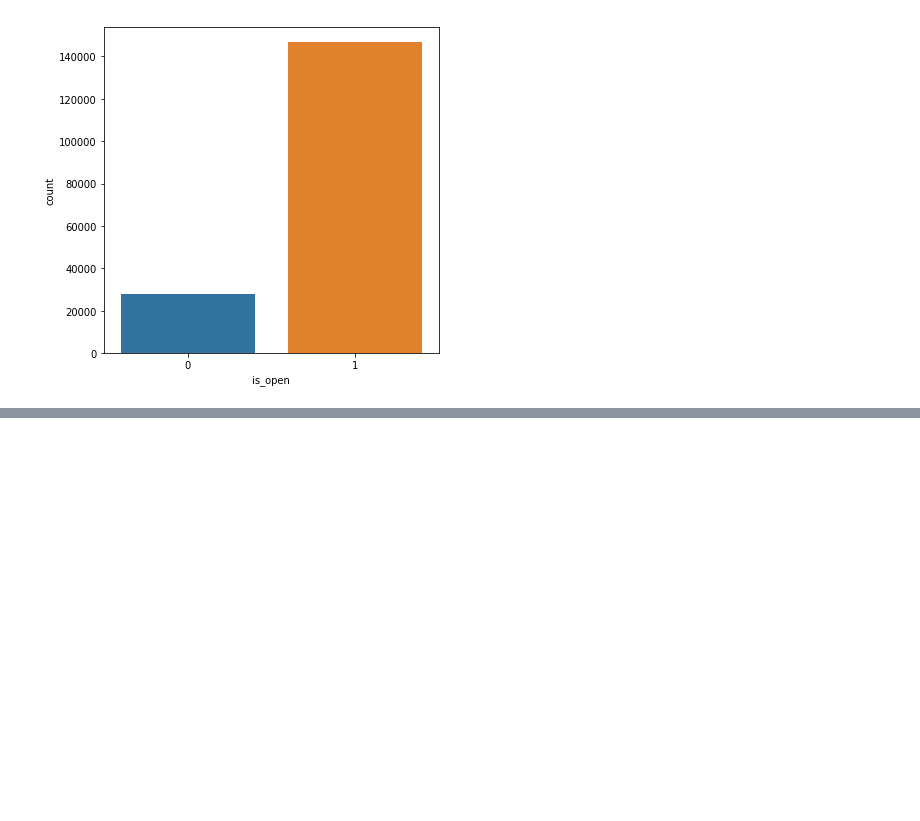
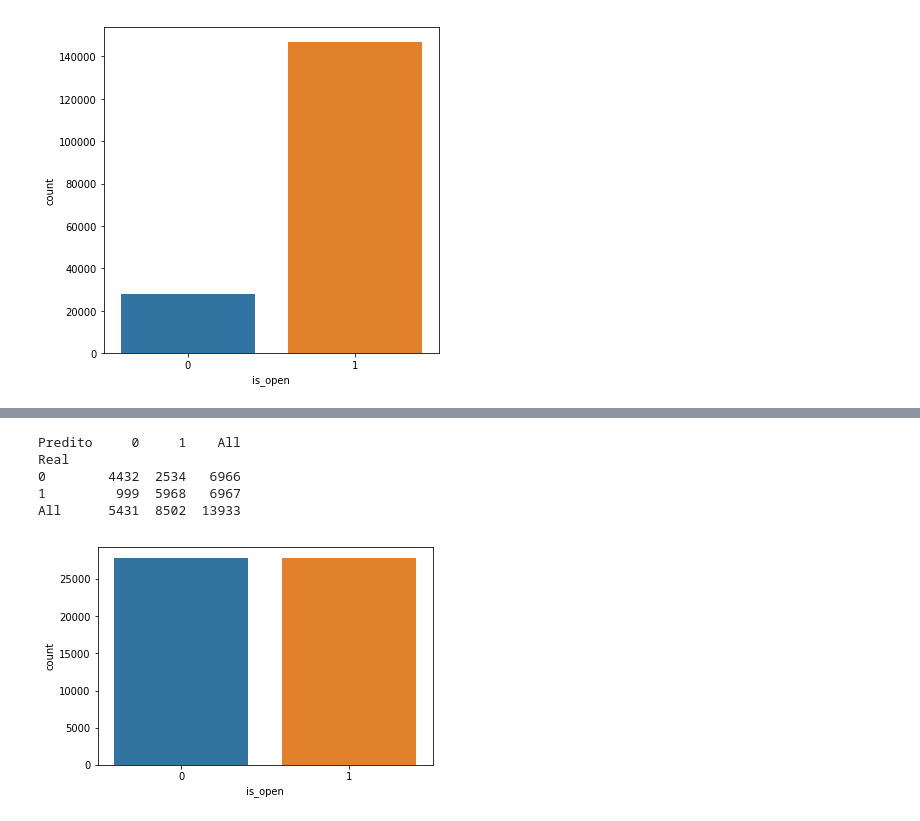
Before and after one commit to AmauryAC/notebook-yelp, a Jupyter notebook: Notebook_Yelp.ipynb, the cells around one changed output, grey strips where cells are left out. Cells and saved outputs as stored; diff of their text form; code cells hidden in the pictures; blank space fills up the shorter version.

```diff
--- a/Notebook_Yelp.ipynb
+++ b/Notebook_Yelp.ipynb
@@ -9,4 +29,4 @@ def loadData(filepath):
         chunks.append(chunk)
     return chunks
 # %%
-df_business = pd.concat(loadData('yelp-dataset_csv/yelp_business.csv'))
+df_business = pd.concat(loadData('C:/Users/amaur_5j86jzh/Desktop/TCC - Yelp/Datasets/yelp_business.csv'))
@@ -132,3 +156,6 @@ df_business.loc[df_business['state'].isnull(), 'state'] = 'NV'
 # %%
-df_business.loc[df_business['latitude'].isnull(), 'longitude'] = '-79.65156555'
-df_business.loc[df_business['latitude'].isnull(), 'latitude'] = '43.78596696'
+#df_business.loc[df_business['latitude'].isnull(), 'longitude'] = '-79.65156555'
+#df_business.loc[df_business['latitude'].isnull(), 'latitude'] = '43.78596696'
+
+df.loc[df['latitude'].isnull(), 'longitude'] = '-79.65156555'
+df.loc[df['latitude'].isnull(), 'latitude'] = '43.78596696'
@@ -175,0 +162,2 @@ dtype: int64
+# %%
+df['TotalCheckins'] = df['TotalCheckins'].fillna(0)
@@ -188,0 +177,5 @@ NameError: name 'df_review' is not defined
+# %%
+df_cols = ['latitude', 'longitude', 'review_count', 'starsMean', 'TotalCheckins']
+
+X = df[df_cols]
+y = df['is_open']
@@ -188,0 +216,16 @@ NameError: name 'df_review' is not defined
+# %%
+print(pd.crosstab(y_test, y_pred, rownames=['Real'], colnames=['Predito'], margins=True))
+# %% [output]
+Predito     0     1    All
+Real
+0        4432  2534   6966
+1         999  5968   6967
+All      5431  8502  13933
+# %%
+#Aplicando NearMiss
+nr = NearMiss()
+
+X, y = nr.fit_sample(X, y)
+ax = sns.countplot(x=y)
+# %% [output]
+[figure, added]
```
Also changed, not shown: parts of 26 cells of this notebook.
